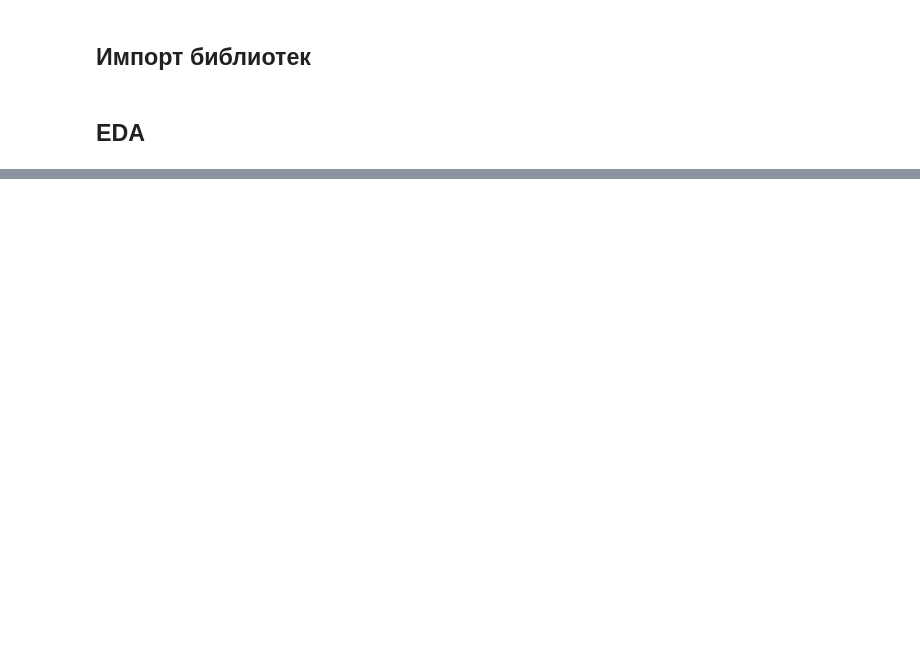
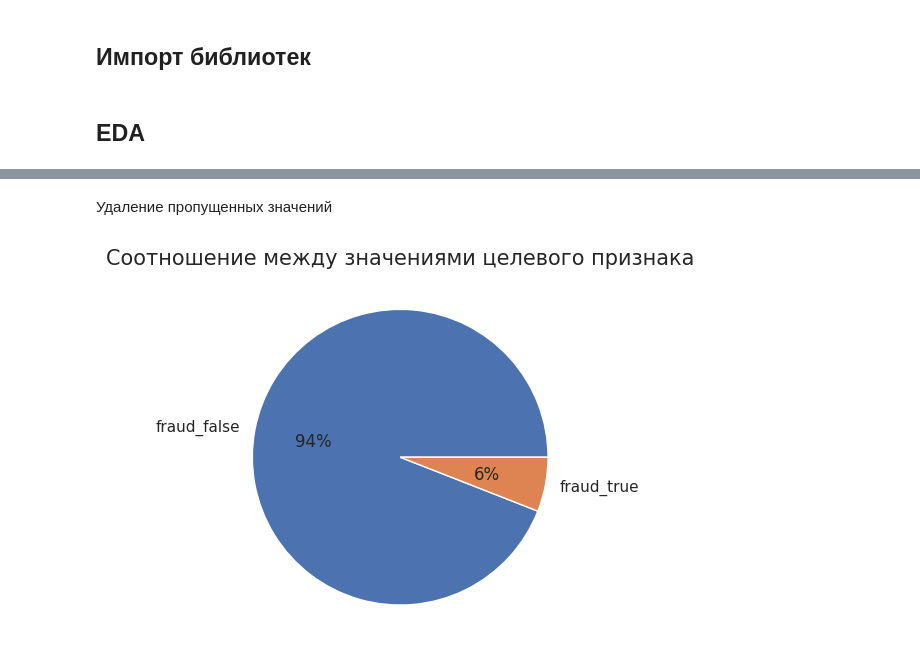
Before and after one commit to denis-42ds/detection_of_deposit_fraudscore, a Jupyter notebook: detection_of_deposit_fraudscore.ipynb, the cells around one changed output, grey strips where cells are left out. Saved outputs shown, nothing was run; the diff lists cells and outputs as text; code cells hidden in the pictures; blank space fills up the shorter version.

```diff
--- a/detection_of_deposit_fraudscore.ipynb
+++ b/detection_of_deposit_fraudscore.ipynb
@@ -71 +102,3 @@ memory usage: 261.3+ KB
+# %%
+df_exm = df_exm.drop_duplicates().reset_index(drop=True)
 # %%
@@ -77,0 +131,13 @@ Name: count, dtype: int64
+# %% [markdown]
+Удаление пропущенных значений
+# %%
+df_exm = df_exm.dropna()
+# %%
+labels = 'fraud_false', 'fraud_true'
+sizes = [df_exm['deposit_fraud'].value_counts()[0], df_exm['deposit_fraud'].value_counts()[1]]
+fig1, ax1 = plt.subplots()
+ax1.pie(sizes, labels=labels, autopct='%1.0f%%')
+plt.title('Соотношение между значениями целевого признака', size=15)
+plt.show()
+# %% [output]
+[figure, added]
```
Also changed, not shown: parts of 26 cells of this notebook, 3 other files.
